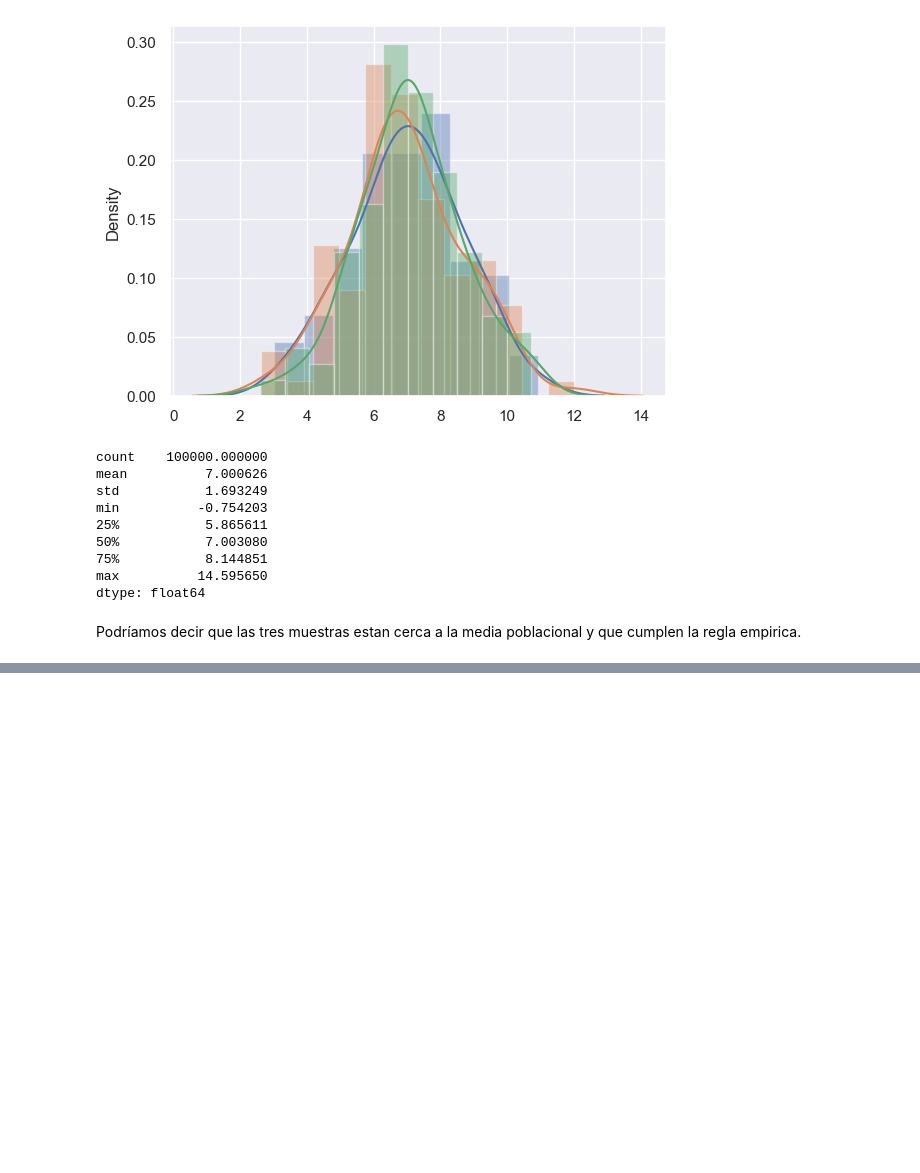
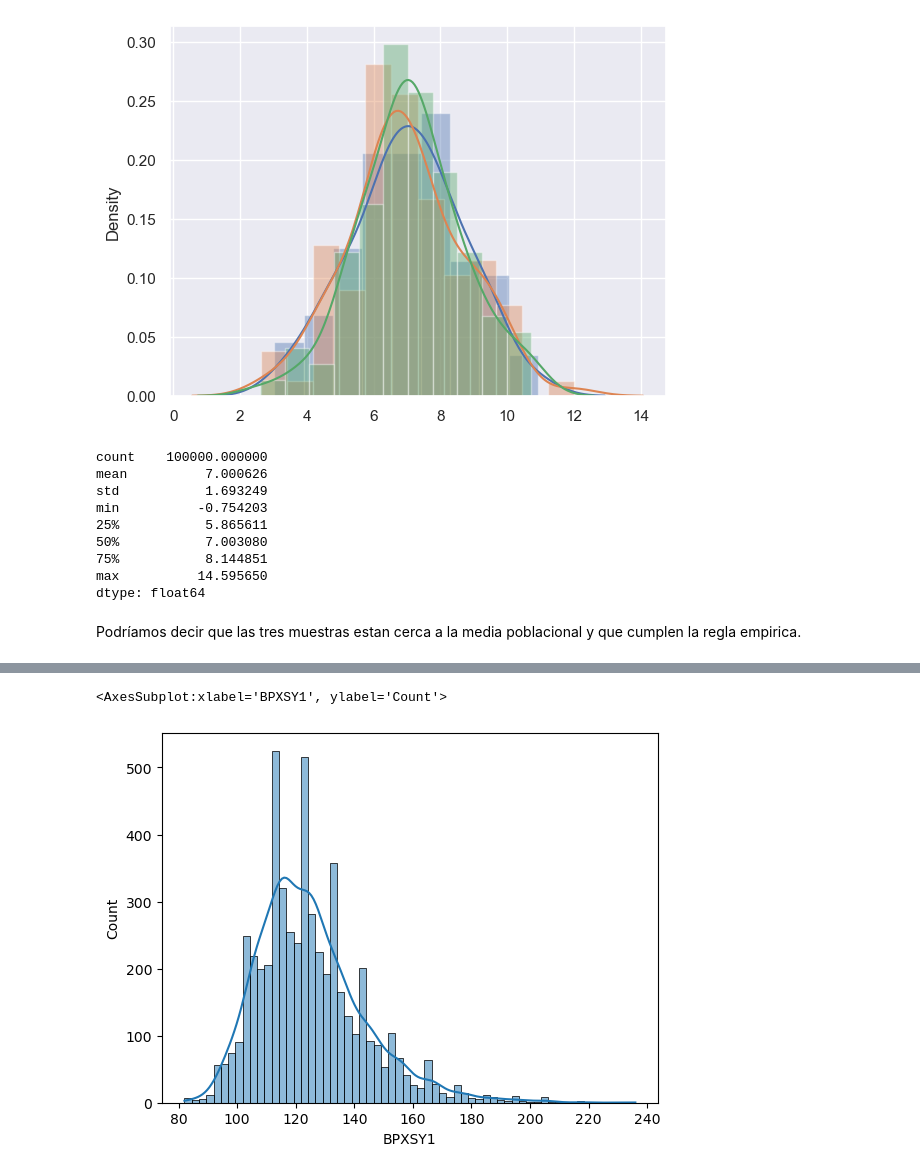
Before and after one commit to onavarrete04/Introduccion-Ciencia-Datos, a Jupyter notebook: 2023 - 1 PRACTICA - NHANES - DATOS UNIVARIADOS - MULTIVARIADOS.ipynb, the cells around one changed output, grey strips where cells are left out. Cells and saved outputs as stored; diff of their text form; code cells hidden in the pictures; blank space fills up the shorter version.

```diff
--- a/2023 - 1 PRACTICA - NHANES - DATOS UNIVARIADOS - MULTIVARIADOS.ipynb
+++ b/2023 - 1 PRACTICA - NHANES - DATOS UNIVARIADOS - MULTIVARIADOS.ipynb
@@ -1840,0 +1969,5 @@ Podríamos decir que las tres muestras estan cerca a la media poblacional y que
+# %%
+sns.histplot(datos.BPXSY1.dropna(), kde=True)
+# %% [output]
+<AxesSubplot:xlabel='BPXSY1', ylabel='Count'>
+[figure, added]
```
Also changed, not shown: parts of 18 cells of this notebook.
